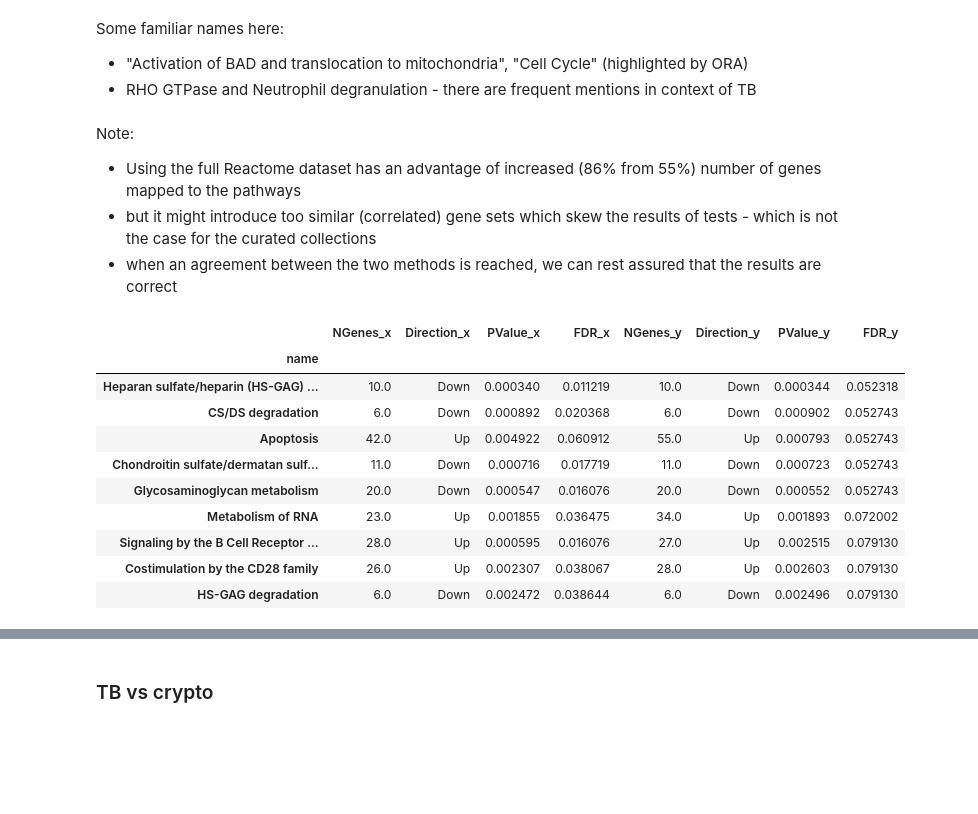
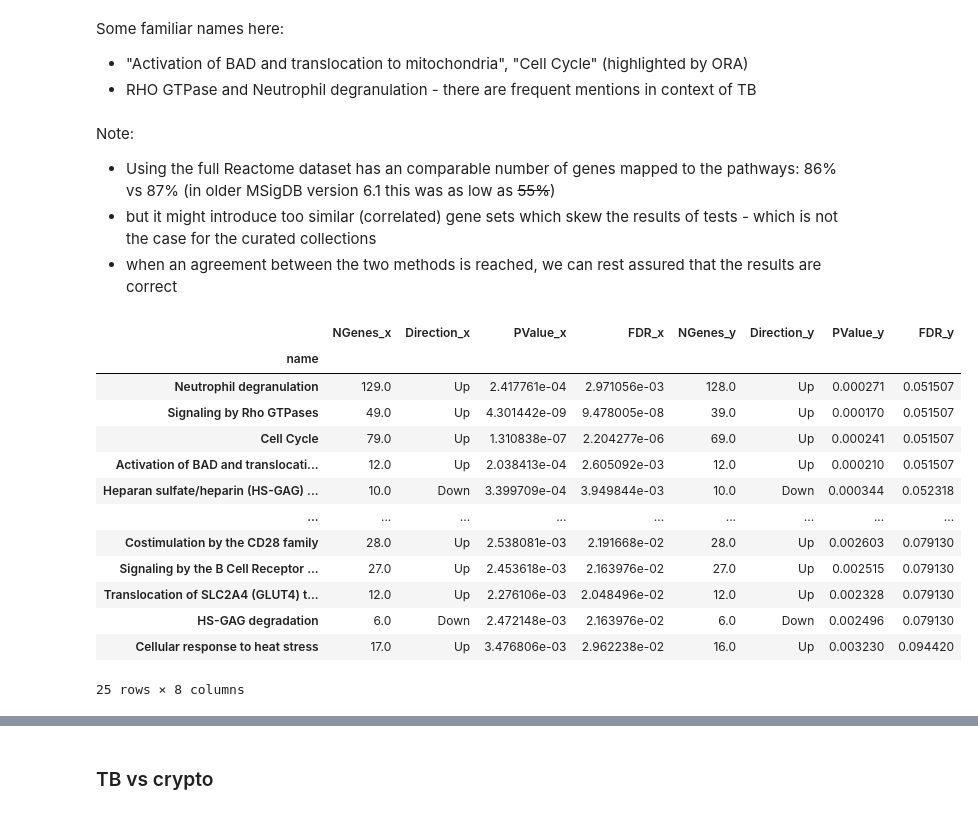
Before and after one commit to krassowski/meningitis-integration, a Jupyter notebook: analyses/protein_vs_clinical/GSEA.ipynb, the cells around one changed output, grey strips where cells are left out. Saved outputs shown, nothing was run; the diff lists cells and outputs as text; code cells hidden in the pictures; blank space fills up the shorter version.

```diff
--- a/analyses/protein_vs_clinical/GSEA.ipynb
+++ b/analyses/protein_vs_clinical/GSEA.ipynb
@@ -42,7 +42,7 @@ diff_ebayes <- function(a, b, ...) {
 # %%
 from gsea_api.molecular_signatures_db import MolecularSignaturesDatabase
 
-db = MolecularSignaturesDatabase('data/msigdb', version='6.2')
+db = MolecularSignaturesDatabase('data/msigdb', version='7.1')
 # %%
 from helpers.gse import collection_to_R, formatter_to_fix_letter_case, calculate_overlap
 # %% [markdown]
@@ -56,10 +56,10 @@ Let's fetch a recent GMT directly from Reactome; `data/ReactomePathways.gmt`, do
 # %%
 from gsea_api.molecular_signatures_db import GeneMatrixTransposed
 # %%
-reactome_new_symbol = GeneMatrixTransposed.from_gmt('data/ReactomePathways.gmt', name='reactome_new_symbol')
+reactome_full_symbol = GeneMatrixTransposed.from_gmt('data/ReactomePathways.gmt', name='reactome_full_symbol')
 
 # use the recent Reactome to improve the pathways name formatting in MSigDB for increased readability
-try_to_fix_letter_case = formatter_to_fix_letter_case(reactome_new_symbol)
+try_to_fix_letter_case = formatter_to_fix_letter_case(reactome_full_symbol)
 
 reactome_pathways_entrez = db.load(gene_sets='c2.cp.reactome', id_type='entrez').format_names(try_to_fix_letter_case)
 reactome_pathways_symbol = db.load(gene_sets='c2.cp.reactome', id_type='symbols').format_names(try_to_fix_letter_case)
@@ -197,7 +197,7 @@ symbols = set(raw_gene_matrix_by_symbols.index)
 
 for collection, genes in [
     (kegg_pathways_entrez, entrez_ids),
-    (reactome_new_symbol, symbols),
+    (reactome_full_symbol, symbols),
     (reactome_pathways_entrez, entrez_ids)
 ]:
     after_trimming = collection_to_R(collection, trim_to=genes)
@@ -275,4 +275,4 @@ tb_log_msig.head(10)
 # %%
-%%R -o tb_log_new
-tb_log_new = camera('Tuberculosis', 'Healthy control', log10_gene_matrix_symbols, reactome_new_symbol)
+%%R -o tb_log_full
+tb_log_full = camera('Tuberculosis', 'Healthy control', log10_gene_matrix_symbols, reactome_full_symbol)
 # %%
@@ -295,7 +295,7 @@ Some familiar names here:
  - RHO GTPase and Neutrophil degranulation - there are frequent mentions in context of TB
 # %% [markdown]
 Note:
-- Using the full Reactome dataset has an advantage of increased (86% from 55%) number of genes mapped to the pathways
+- Using the full Reactome dataset has an comparable number of genes mapped to the pathways: 86% vs 87% (in older MSigDB version 6.1 this was as low as <s>55%</s>)
 - but it might introduce too similar (correlated) gene sets which skew the results of tests - which is not the case for the curated collections
 - when an agreement between the two methods is reached, we can rest assured that the results are correct
 # %%
@@ -314,20 +314,23 @@ def agreement(a, b, cutoff=0.1):
     agreement = set(a[a.FDR < cutoff].index) & set(b[b.FDR < cutoff].index)
     return a.loc[agreement].merge(b.loc[agreement], left_index=True, right_index=True).sort_values('FDR_y').set_index('name')
 # %%
-tb_log_agreement = agreement(tb_log_msig, tb_log_new, cutoff=0.1)
+tb_log_agreement = agreement(tb_log_msig, tb_log_full, cutoff=0.1)
 tb_log_agreement
 # %% [output]
 |  | NGenes_x | Direction_x | PValue_x | FDR_x | NGenes_y | Direction_y | PValue_y | FDR_y |
 | name |  |  |  |  |  |  |  |  |
-| Heparan sulfate/heparin (HS-GAG) ... | 10.0 | Down | 0.000340 | 0.011219 | 10.0 | Down | 0.000344 | 0.052318 |
-| CS/DS degradation | 6.0 | Down | 0.000892 | 0.020368 | 6.0 | Down | 0.000902 | 0.052743 |
-| Apoptosis | 42.0 | Up | 0.004922 | 0.060912 | 55.0 | Up | 0.000793 | 0.052743 |
-| Chondroitin sulfate/dermatan sulf... | 11.0 | Down | 0.000716 | 0.017719 | 11.0 | Down | 0.000723 | 0.052743 |
-| Glycosaminoglycan metabolism | 20.0 | Down | 0.000547 | 0.016076 | 20.0 | Down | 0.000552 | 0.052743 |
-| Metabolism of RNA | 23.0 | Up | 0.001855 | 0.036475 | 34.0 | Up | 0.001893 | 0.072002 |
-| Signaling by the B Cell Receptor ... | 28.0 | Up | 0.000595 | 0.016076 | 27.0 | Up | 0.002515 | 0.079130 |
-| Costimulation by the CD28 family | 26.0 | Up | 0.002307 | 0.038067 | 28.0 | Up | 0.002603 | 0.079130 |
-| HS-GAG degradation | 6.0 | Down | 0.002472 | 0.038644 | 6.0 | Down | 0.002496 | 0.079130 |
+| Neutrophil degranulation | 129.0 | Up | 2.417761e-04 | 2.971056e-03 | 128.0 | Up | 0.000271 | 0.051507 |
+| Signaling by Rho GTPases | 49.0 | Up | 4.301442e-09 | 9.478005e-08 | 39.0 | Up | 0.000170 | 0.051507 |
+| Cell Cycle | 79.0 | Up | 1.310838e-07 | 2.204277e-06 | 69.0 | Up | 0.000241 | 0.051507 |
+| Activation of BAD and translocati... | 12.0 | Up | 2.038413e-04 | 2.605092e-03 | 12.0 | Up | 0.000210 | 0.051507 |
+| Heparan sulfate/heparin (HS-GAG) ... | 10.0 | Down | 3.399709e-04 | 3.949844e-03 | 10.0 | Down | 0.000344 | 0.052318 |
+| ... | ... | ... | ... | ... | ... | ... | ... | ... |
+| Costimulation by the CD28 family | 28.0 | Up | 2.538081e-03 | 2.191668e-02 | 28.0 | Up | 0.002603 | 0.079130 |
+| Signaling by the B Cell Receptor ... | 27.0 | Up | 2.453618e-03 | 2.163976e-02 | 27.0 | Up | 0.002515 | 0.079130 |
+| Translocation of SLC2A4 (GLUT4) t... | 12.0 | Up | 2.276106e-03 | 2.048496e-02 | 12.0 | Up | 0.002328 | 0.079130 |
+| HS-GAG degradation | 6.0 | Down | 2.472148e-03 | 2.163976e-02 | 6.0 | Down | 0.002496 | 0.079130 |
+| Cellular response to heat stress | 17.0 | Up | 3.476806e-03 | 2.962238e-02 | 16.0 | Up | 0.003230 | 0.094420 |
+25 rows × 8 columns
 # %%
 %R import::here(barplot, .from='plots/differential_expression.R')
 # %%
```
Also changed, not shown: parts of 35 cells of this notebook, 5 other files.
